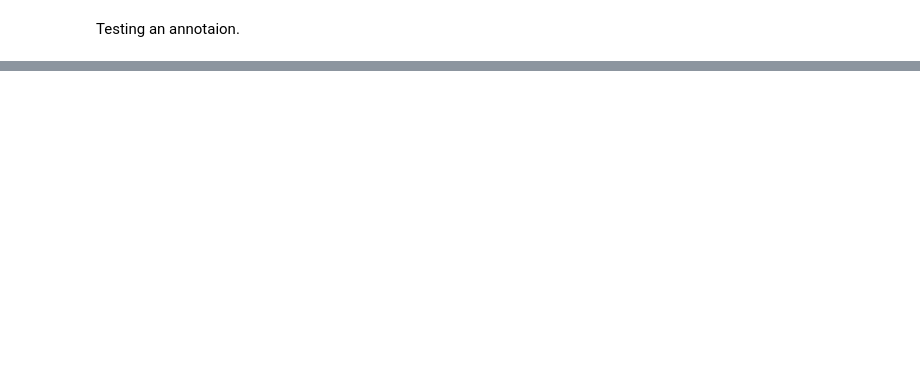
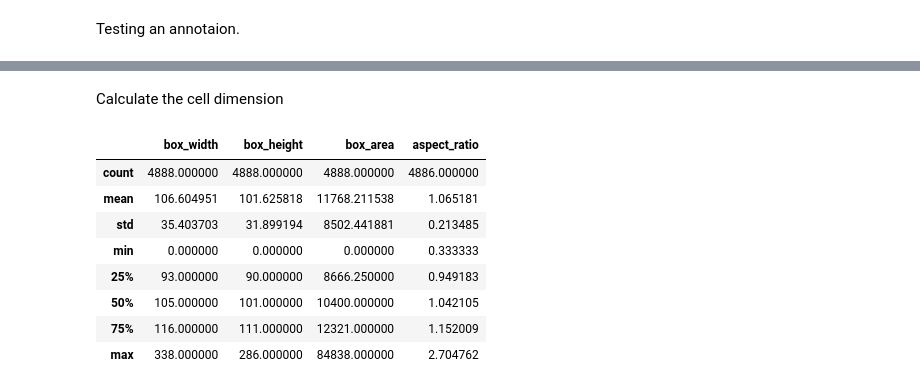
Before and after one commit to cfdelv100/cellvision, a Jupyter notebook: notebooks/01_dataset_exploration.ipynb, the cells around one changed output, grey strips where cells are left out. Drawn from its saved outputs; the diff is of its cells as text; code cells hidden in the pictures; blank space fills up the shorter version.

```diff
--- a/notebooks/01_dataset_exploration.ipynb
+++ b/notebooks/01_dataset_exploration.ipynb
@@ -172,0 +257,19 @@ TODO: Reason we get a list out of range is that there is no XML parses from the
+# %%
+annotations_df.isnull().sum()
+
+def validate_bbox(row):
+    return(
+        row["xmin"] >= 0
+        and row["ymin"] >= 0
+        and row["xmax"] <= row["width"]
+        and row["ymax"] <= row["height"]
+        and row["xmin"] < row["xmax"]
+        and row["ymin"] < row["ymax"]
+    )
+
+annotations_df["bbox_valid"] = annotations_df.apply(
+    validate_bbox,
+    axis=1
+)
+
+annotations_df["bbox_valid"].value_counts()
@@ -172,0 +297,38 @@ TODO: Reason we get a list out of range is that there is no XML parses from the
+# %% [markdown]
+Calculate the cell dimension
+# %%
+annotations_df["box_width"] = (
+    annotations_df["xmax"] - annotations_df["xmin"]
+)
+
+annotations_df["box_height"] = (
+    annotations_df["ymax"] - annotations_df["ymin"]
+)
+
+annotations_df["box_area"] = (
+    annotations_df["box_width"] * annotations_df["box_height"]
+)
+
+annotations_df["aspect_ratio"] = (
+    annotations_df["box_width"] / annotations_df["box_height"]
+)
+
+annotations_df[
+    [
+        "class",
+        "box_width",
+        "box_height",
+        "box_area",
+        "aspect_ratio"
+    ]
+].describe()
+# %% [output]
+|  | box_width | box_height | box_area | aspect_ratio |
+| count | 4888.000000 | 4888.000000 | 4888.000000 | 4886.000000 |
+| mean | 106.604951 | 101.625818 | 11768.211538 | 1.065181 |
+| std | 35.403703 | 31.899194 | 8502.441881 | 0.213485 |
+| min | 0.000000 | 0.000000 | 0.000000 | 0.333333 |
+| 25% | 93.000000 | 90.000000 | 8666.250000 | 0.949183 |
+| 50% | 105.000000 | 101.000000 | 10400.000000 | 1.042105 |
+| 75% | 116.000000 | 111.000000 | 12321.000000 | 1.152009 |
+| max | 338.000000 | 286.000000 | 84838.000000 | 2.704762 |
```
Also changed, not shown: parts of 28 cells of this notebook, 1 other file.
